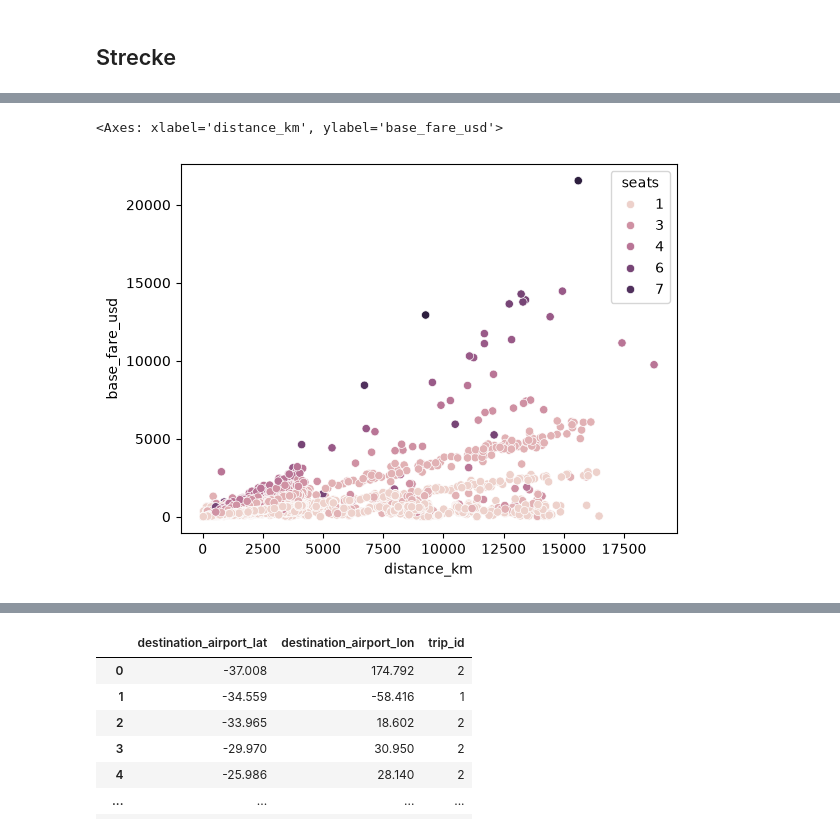
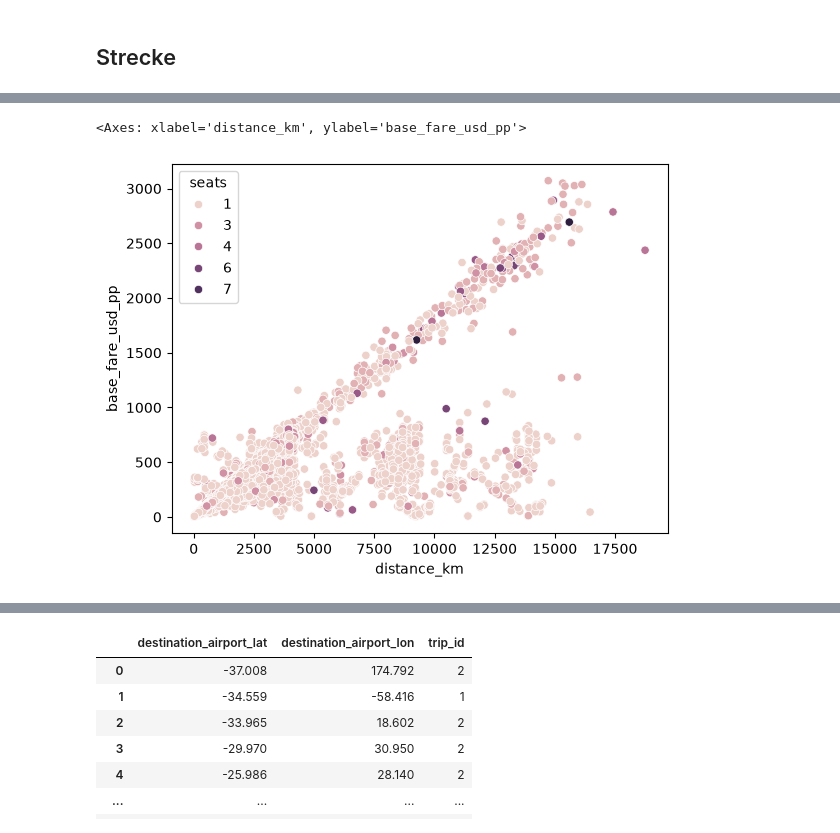
Before and after one commit to anuarsantoyo/TravelTideOct26, a Jupyter notebook: notebooks/EDA.ipynb, the cells around one changed output, grey strips where cells are left out. Cells and saved outputs as stored; diff of their text form; code cells hidden in the pictures.

```diff
--- a/notebooks/EDA.ipynb
+++ b/notebooks/EDA.ipynb
@@ -215,8 +217,10 @@ def iata_in_km(row):
         return None
 # %%
 flights["distance_km"] = flights.apply(iata_in_km,axis=1)
+# %%
+flights["base_fare_usd_pp"] = flights["base_fare_usd"]/flights["seats"]
 # %%
-flights["base_usd_per_km"] = flights["base_fare_usd"]/flights["distance_km"]
+flights["base_usd_pp_per_km"] = flights["base_fare_usd_pp"]/flights["distance_km"]
 # %%
 flights[flights["distance_km"].isnull()]
 # %% [output]
@@ -257,8 +260,8 @@ sns.boxenplot(flights["base_usd_per_km"])
 # %%
-sns.scatterplot(flights, y="base_fare_usd", x="distance_km", hue="seats")
+sns.scatterplot(flights, y="base_fare_usd_pp", x="distance_km", hue="seats")
 # %% [output]
-<Axes: xlabel='distance_km', ylabel='base_fare_usd'>
+<Axes: xlabel='distance_km', ylabel='base_fare_usd_pp'>
-[figure, old version]
+[figure, new version]
 # %%
 flights
 # %% [output]
```
Also changed, not shown: parts of 19 cells of this notebook, 2 other files.
